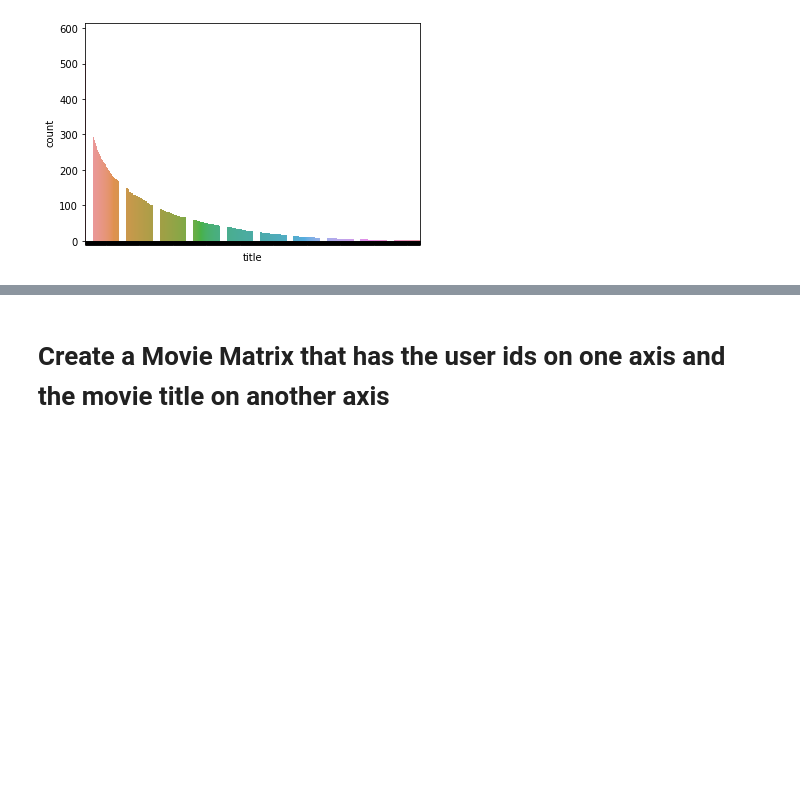
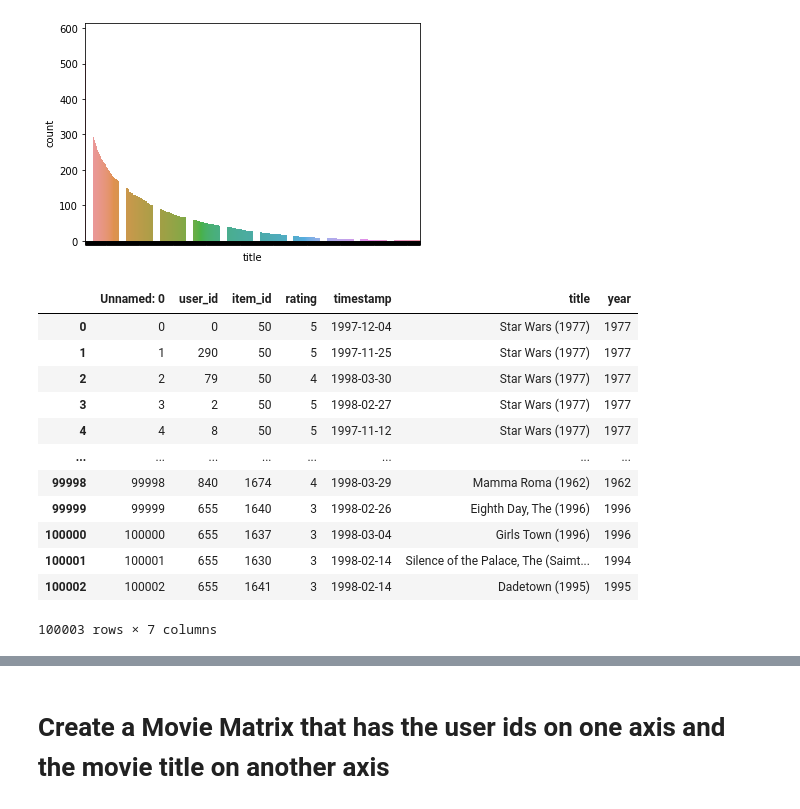
Before and after one commit to k21k/Python-Notes, a Jupyter notebook: Machine Learning/Recommeder Systems/Basic Recommender System - K.ipynb, the cells around one changed output, grey strips where cells are left out. Saved outputs shown, nothing was run; the diff lists cells and outputs as text; code cells hidden in the pictures; blank space fills up the shorter version.

```diff
--- a/Machine Learning/Recommeder Systems/Basic Recommender System - K.ipynb
+++ b/Machine Learning/Recommeder Systems/Basic Recommender System - K.ipynb
@@ -100,0 +106,16 @@ ax.set(xticklabels=[])
+# %%
+movies
+# %% [output]
+|  | Unnamed: 0 | user_id | item_id | rating | timestamp | title | year |
+| 0 | 0 | 0 | 50 | 5 | 1997-12-04 | Star Wars (1977) | 1977 |
+| 1 | 1 | 290 | 50 | 5 | 1997-11-25 | Star Wars (1977) | 1977 |
+| 2 | 2 | 79 | 50 | 4 | 1998-03-30 | Star Wars (1977) | 1977 |
+| 3 | 3 | 2 | 50 | 5 | 1998-02-27 | Star Wars (1977) | 1977 |
+| 4 | 4 | 8 | 50 | 5 | 1997-11-12 | Star Wars (1977) | 1977 |
+| ... | ... | ... | ... | ... | ... | ... | ... |
+| 99998 | 99998 | 840 | 1674 | 4 | 1998-03-29 | Mamma Roma (1962) | 1962 |
+| 99999 | 99999 | 655 | 1640 | 3 | 1998-02-26 | Eighth Day, The (1996) | 1996 |
+| 100000 | 100000 | 655 | 1637 | 3 | 1998-03-04 | Girls Town (1996) | 1996 |
+| 100001 | 100001 | 655 | 1630 | 3 | 1998-02-14 | Silence of the Palace, The (Saimt... | 1994 |
+| 100002 | 100002 | 655 | 1641 | 3 | 1998-02-14 | Dadetown (1995) | 1995 |
+100003 rows × 7 columns
```
Also changed, not shown: parts of 3 cells of this notebook, 11 other files.
